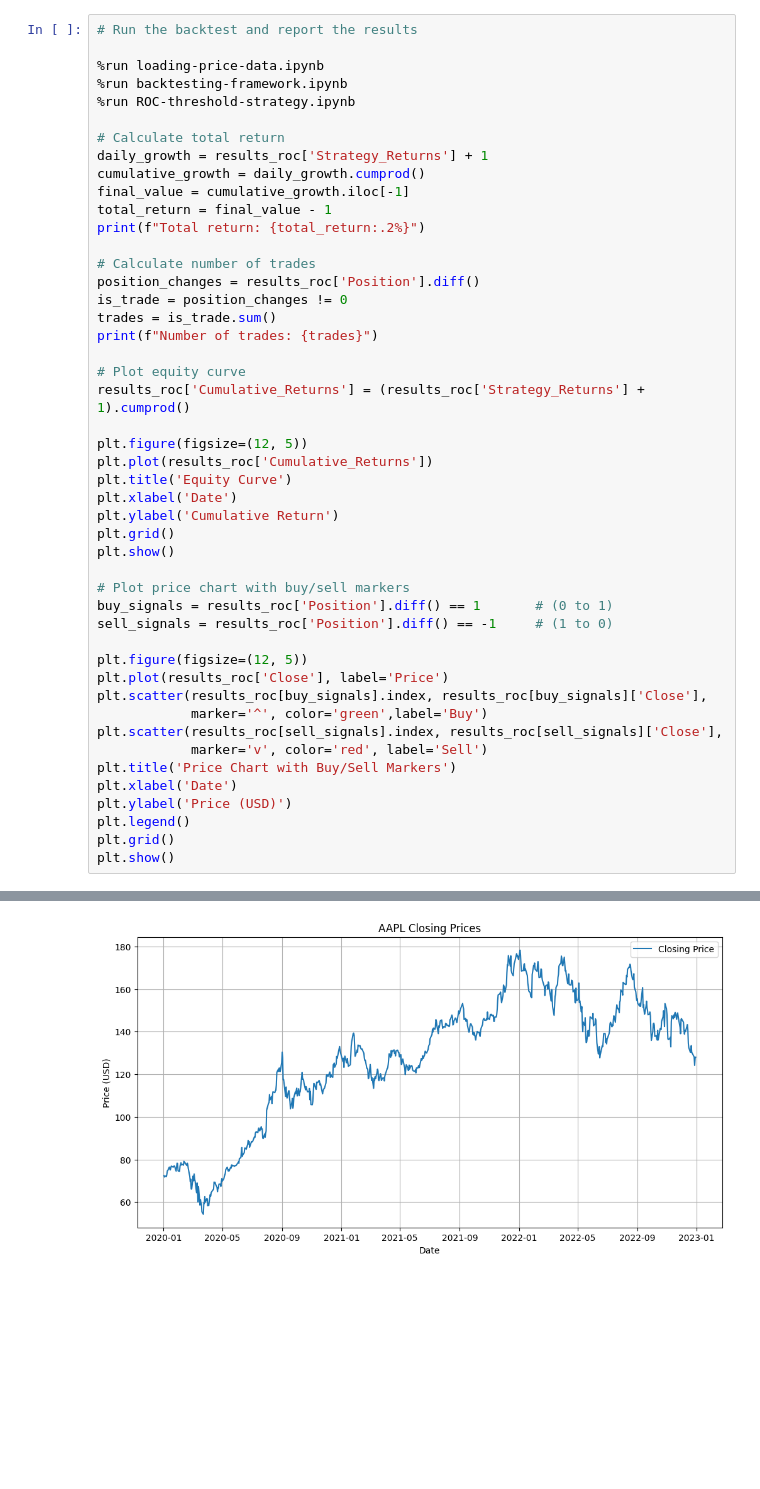
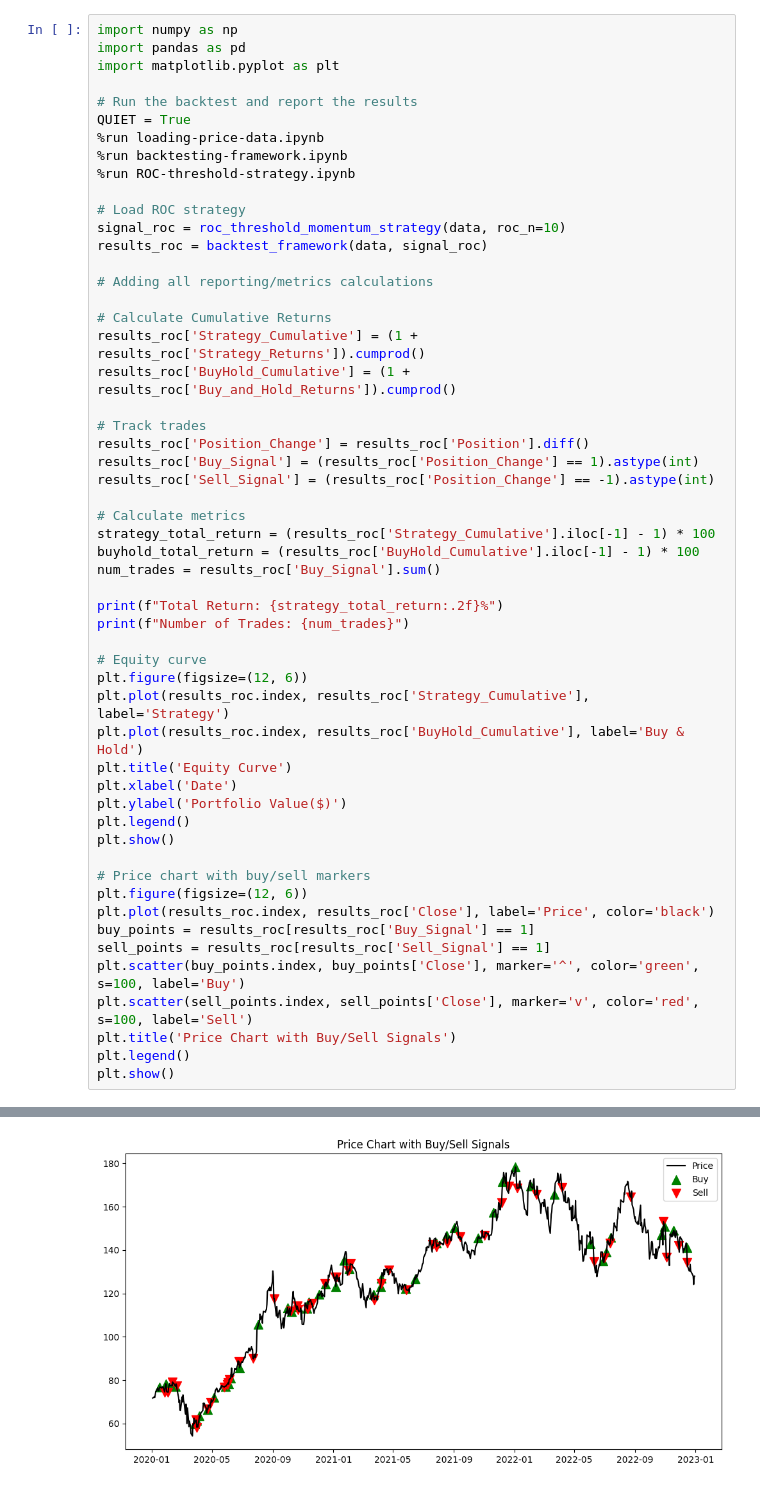
Before and after one commit to claudiaquinn07/Momentum_Trading_Assignment, a Jupyter notebook: backtest-and-report.ipynb, the cells around one changed output, grey strips where cells are left out. Drawn from its saved outputs; the diff is of its cells as text; blank space fills up the shorter version.

```diff
--- a/backtest-and-report.ipynb
+++ b/backtest-and-report.ipynb
@@ -1,49 +1,56 @@
 # %%
+import numpy as np
+import pandas as pd
+import matplotlib.pyplot as plt
+
 # Run the backtest and report the results
-
+QUIET = True
 %run loading-price-data.ipynb
 %run backtesting-framework.ipynb
 %run ROC-threshold-strategy.ipynb
 
-# Calculate total return
-daily_growth = results_roc['Strategy_Returns'] + 1
-cumulative_growth = daily_growth.cumprod()
-final_value = cumulative_growth.iloc[-1]
-total_return = final_value - 1
-print(f"Total return: {total_return:.2%}")
+# Load ROC strategy
+signal_roc = roc_threshold_momentum_strategy(data, roc_n=10)
+results_roc = backtest_framework(data, signal_roc)
 
-# Calculate number of trades
-position_changes = results_roc['Position'].diff()
-is_trade = position_changes != 0
-trades = is_trade.sum()
-print(f"Number of trades: {trades}")
+# Adding all reporting/metrics calculations
 
-# Plot equity curve
-results_roc['Cumulative_Returns'] = (results_roc['Strategy_Returns'] + 1).cumprod()
+# Calculate Cumulative Returns
+results_roc['Strategy_Cumulative'] = (1 + results_roc['Strategy_Returns']).cumprod()
+results_roc['BuyHold_Cumulative'] = (1 + results_roc['Buy_and_Hold_Returns']).cumprod()
 
-plt.figure(figsize=(12, 5))
-plt.plot(results_roc['Cumulative_Returns'])
+# Track trades
+results_roc['Position_Change'] = results_roc['Position'].diff()
+results_roc['Buy_Signal'] = (results_roc['Position_Change'] == 1).astype(int)
+results_roc['Sell_Signal'] = (results_roc['Position_Change'] == -1).astype(int)
+
+# Calculate metrics
+strategy_total_return = (results_roc['Strategy_Cumulative'].iloc[-1] - 1) * 100
+buyhold_total_return = (results_roc['BuyHold_Cumulative'].iloc[-1] - 1) * 100
+num_trades = results_roc['Buy_Signal'].sum()
+
+print(f"Total Return: {strategy_total_return:.2f}%")
+print(f"Number of Trades: {num_trades}")
+
+# Equity curve
+plt.figure(figsize=(12, 6))
+plt.plot(results_roc.index, results_roc['Strategy_Cumulative'], label='Strategy')
+plt.plot(results_roc.index, results_roc['BuyHold_Cumulative'], label='Buy & Hold')
 plt.title('Equity Curve')
 plt.xlabel('Date')
-plt.ylabel('Cumulative Return')
-plt.grid()
+plt.ylabel('Portfolio Value($)')
+plt.legend()
 plt.show()
 
-# Plot price chart with buy/sell markers
-buy_signals = results_roc['Position'].diff() == 1       # (0 to 1)
-sell_signals = results_roc['Position'].diff() == -1     # (1 to 0)
-
-plt.figure(figsize=(12, 5))
-plt.plot(results_roc['Close'], label='Price')
-plt.scatter(results_roc[buy_signals].index, results_roc[buy_signals]['Close'],
-            marker='^', color='green',label='Buy')
-plt.scatter(results_roc[sell_signals].index, results_roc[sell_signals]['Close'],
-            marker='v', color='red', label='Sell')
-plt.title('Price Chart with Buy/Sell Markers')
-plt.xlabel('Date')
-plt.ylabel('Price (USD)')
+# Price chart with buy/sell markers
+plt.figure(figsize=(12, 6))
+plt.plot(results_roc.index, results_roc['Close'], label='Price', color='black')
+buy_points = results_roc[results_roc['Buy_Signal'] == 1]
+sell_points = results_roc[results_roc['Sell_Signal'] == 1]
+plt.scatter(buy_points.index, buy_points['Close'], marker='^', color='green', s=100, label='Buy')
+plt.scatter(sell_points.index, sell_points['Close'], marker='v', color='red', s=100, label='Sell')
+plt.title('Price Chart with Buy/Sell Signals')
 plt.legend()
-plt.grid()
 plt.show()
 # %% [output]
 [*********************100%***********************]  1 of 1 completed
@@ -52 +61 @@ plt.show()
-[figure, old version]
+[figure, new version]
```
Also changed, not shown: parts of 1 cell of this notebook, 3 other files.
